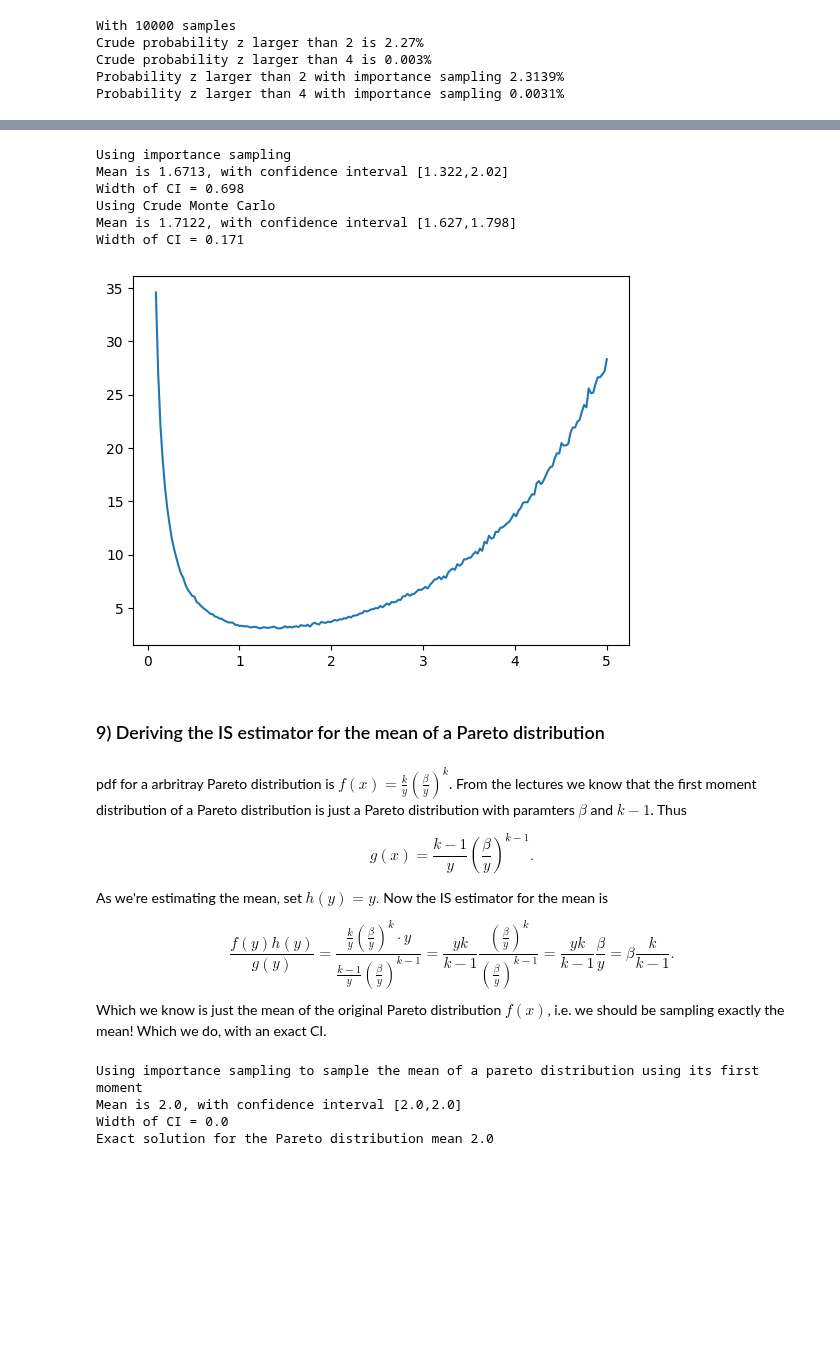
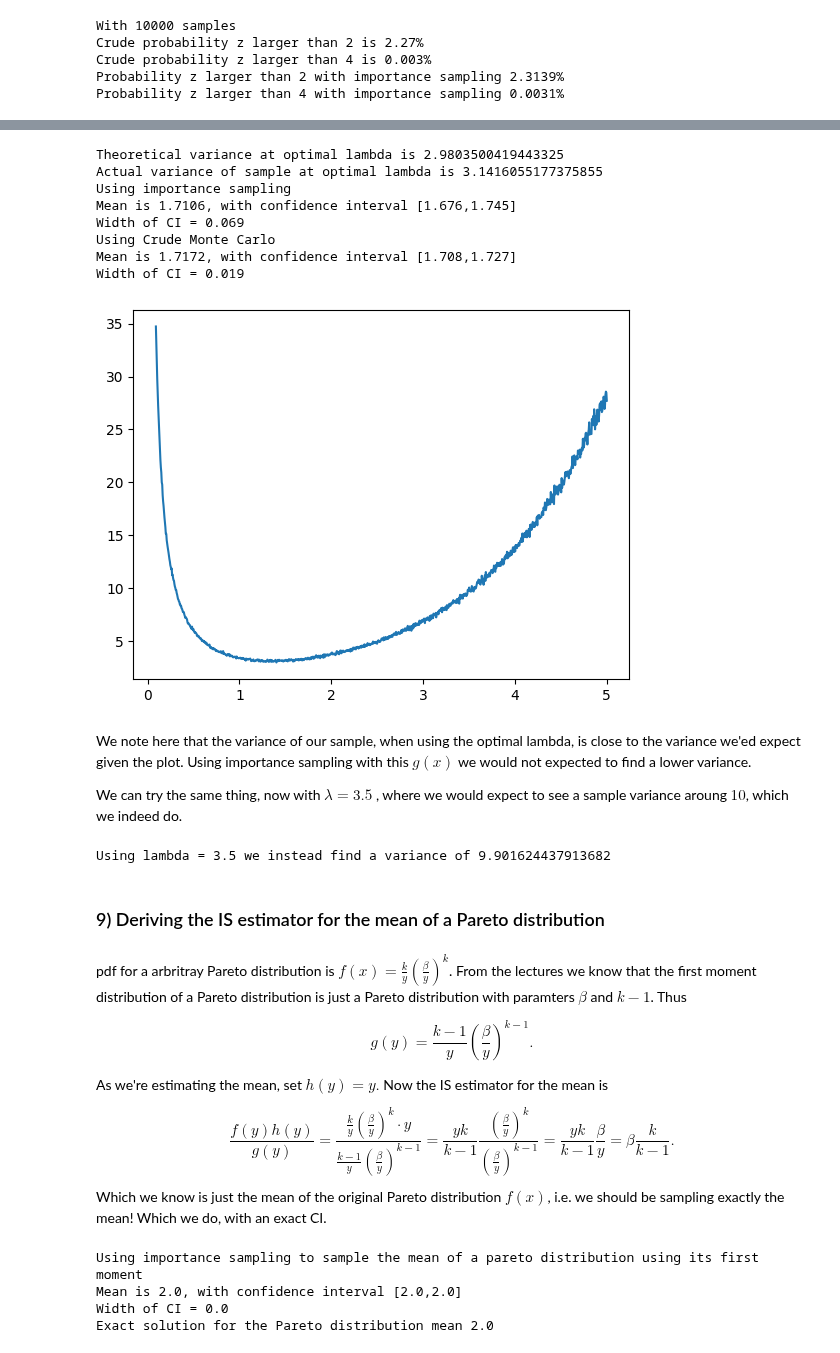
Before and after one commit to MarcusGalea/Stochastic_sim_02443, a Jupyter notebook: Lucas/day4.ipynb, the cells around one changed output, grey strips where cells are left out. Cells and saved outputs as stored; diff of their text form; code cells hidden in the pictures; blank space fills up the shorter version.

```diff
--- a/Lucas/day4.ipynb
+++ b/Lucas/day4.ipynb
@@ -236,0 +194,19 @@ Interval width 0.0
+# %%
+np.random.seed(2)
+n = 10
+Zs = []
+
+for i in range(n):
+    arrival_intervals = np.random.exponential(1/lam, size = total_customers)
+    service_times = expon.rvs(scale = s, size = total_customers)
+    blocked = main_loop_array(arrival_intervals, service_times, m)#/total_customers
+    # Construct new variable
+    c = -np.cov(arrival_intervals, blocked)[0,1] / np.var(arrival_intervals)
+    Z = blocked + c * (arrival_intervals - 1)
+    Zs.append(np.mean(Z))
+
+tehta_Z = np.mean(Zs)
+confint_Z = confidence_intervals(Zs)
+print(f"Estimated blocking probability {round(theta,3)*100}%\nTrue blocking probability {round(erlang_b(m, lam*s),3) *100}% (From Erlang formula)" )
+print(f"95% CI for mean of blocking probability [{round(confint_Z[0],4)}, {round(confint_Z[1],4)}]")
+print("Interval width", round(confint_Z[1]-confint_Z[0],4))
@@ -463,62 +444,74 @@ def variance(lam, n):
     Us2 = rnd.uniform(size = n)
     return 1/lam * np.mean(np.exp((2+lam)*Us1)) - np.mean(np.exp(Us2))**2
 
-lams = np.linspace(0.09, 5, 200)
-ys = np.zeros(200)
+lams = np.linspace(0.09, 5, 1000)
+ys = np.zeros(1000)
 for i in range(len(lams)):
     ys[i] = variance(lams[i], 10000)
+print("Theoretical variance at optimal lambda is", np.min(ys))
+
+
 
 plt.plot(lams, ys)
 
 def g(x,lam):
     return lam * np.exp(-lam * x)
 
 def f(x):
     b1 = x > 0
     b2 = x < 1
     return b1 * b2
 def h(x):
     return np.exp(x)
 
-n = 100
+n = 10000
 lam = lambda_opt
-ys = rnd.exponential(scale = 1/lam, size = n)
 
-zs = f(ys) * h(ys) / g(ys, lam)
 
-mean = np.mean(zs)
-var = np.var(zs)
-s = np.sqrt(var / len(zs))
-a = stats.norm.ppf(alpha/2)
-b = stats.norm.ppf(1 - alpha/2)
-print("Using importance sampling")
-print(f"Mean is {round(mean,4)}, with confidence interval [{round(mean + s * a,3)},{round(mean + s * b,3)}]")
-print(f"Width of CI = {round(abs(mean + s * a - mean - s*b),3)}")
 
-n = 100
+n = 10000
 Xs_crude = crudeMC(n)
 mean = np.mean(Xs_crude)
 var = np.var(Xs_crude)
 s = np.sqrt(var / len(Xs_crude))
 a = stats.norm.ppf(alpha/2)
 b = stats.norm.ppf(1 - alpha/2)
 print("Using Crude Monte Carlo")
 print(f"Mean is {round(mean,4)}, with confidence interval [{round(mean + s * a,3)},{round(mean + s * b,3)}]")
 print(f"Width of CI = {round(abs(mean + s * a - mean - s*b),3)}")
 # %% [output]
+Theoretical variance at optimal lambda is 2.9803500419443325
+Actual variance of sample at optimal lambda is 3.1416055177375855
 Using importance sampling
-Mean is 1.6713, with confidence interval [1.322,2.02]
-Width of CI = 0.698
+Mean is 1.7106, with confidence interval [1.676,1.745]
+Width of CI = 0.069
 Using Crude Monte Carlo
-Mean is 1.7122, with confidence interval [1.627,1.798]
-Width of CI = 0.171
+Mean is 1.7172, with confidence interval [1.708,1.727]
+Width of CI = 0.019
-[figure, old version]
+[figure, new version]
+# %% [markdown]
+We note here that the variance of our sample, when using the optimal lambda, is close to the variance we'ed expect given the plot. Using importance sampling with this $g(x)$ we would not expected to find a lower variance.
+
+We can try the same thing, now with $\lambda  = 3.5$ , where we would expect to see a sample variance aroung $10$, which we indeed do.
+# %%
+n = 10000
+lam = 3.5
+ys = rnd.exponential(scale = 1/lam, size = n)
+
+zs = f(ys) * h(ys) / g(ys, lam)
+
+mean = np.mean(zs)
+var = np.var(zs)
+
+print(f"Using lambda = {lam} we instead find a variance of", var)
+# %% [output]
+Using lambda = 3.5 we instead find a variance of 9.901624437913682
 # %% [markdown]
 ### 9) Deriving the IS estimator for the mean of a Pareto distribution
 # %% [markdown]
 pdf for a arbritray Pareto distribution is $f(x) = \frac{k}{y} \left(\frac{\beta}{y}\right)^k$. From the lectures we know that the first moment distribution of a Pareto distribution is just a Pareto distribution with paramters $\beta$ and $k-1$. Thus
 
-$$g(x) = \frac{k-1}{y} \left(\frac{\beta}{y}\right)^{k-1}.$$
+$$g(y) = \frac{k-1}{y} \left(\frac{\beta}{y}\right)^{k-1}.$$
 
 As we're estimating the mean, set $h(y) =y.$ Now the IS estimator for the mean is
 
```
Also changed, not shown: parts of 13 cells of this notebook, 6 other files.
